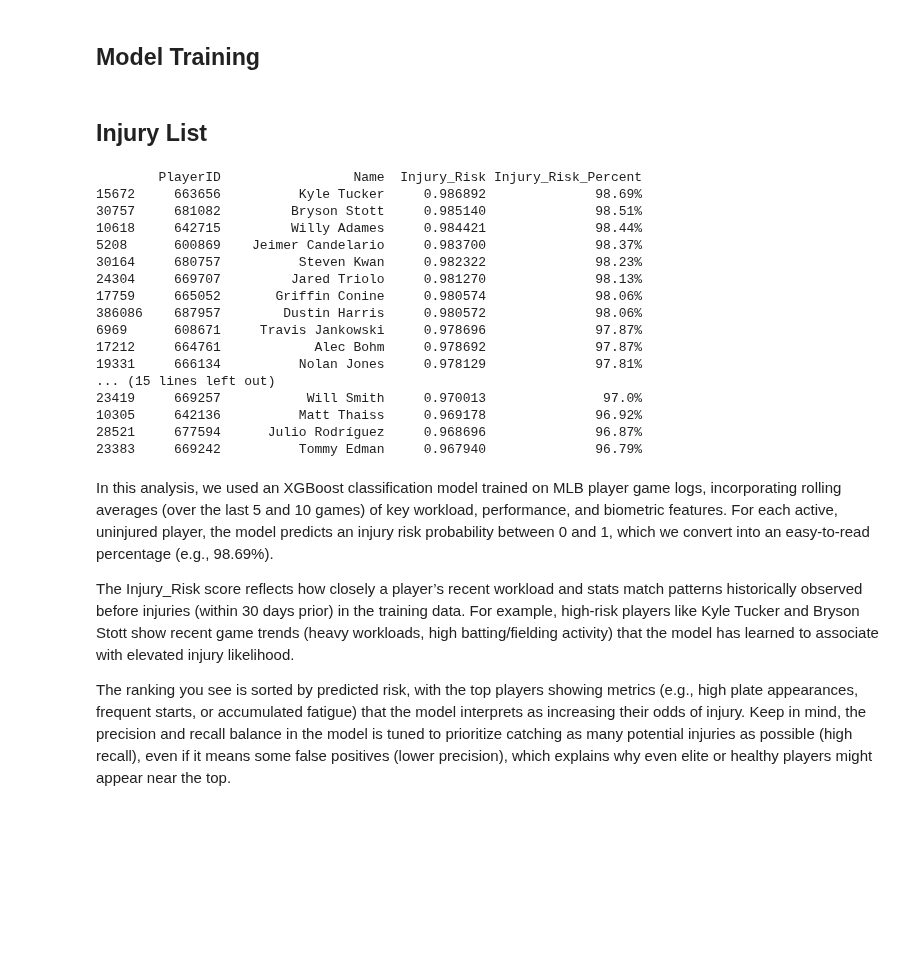
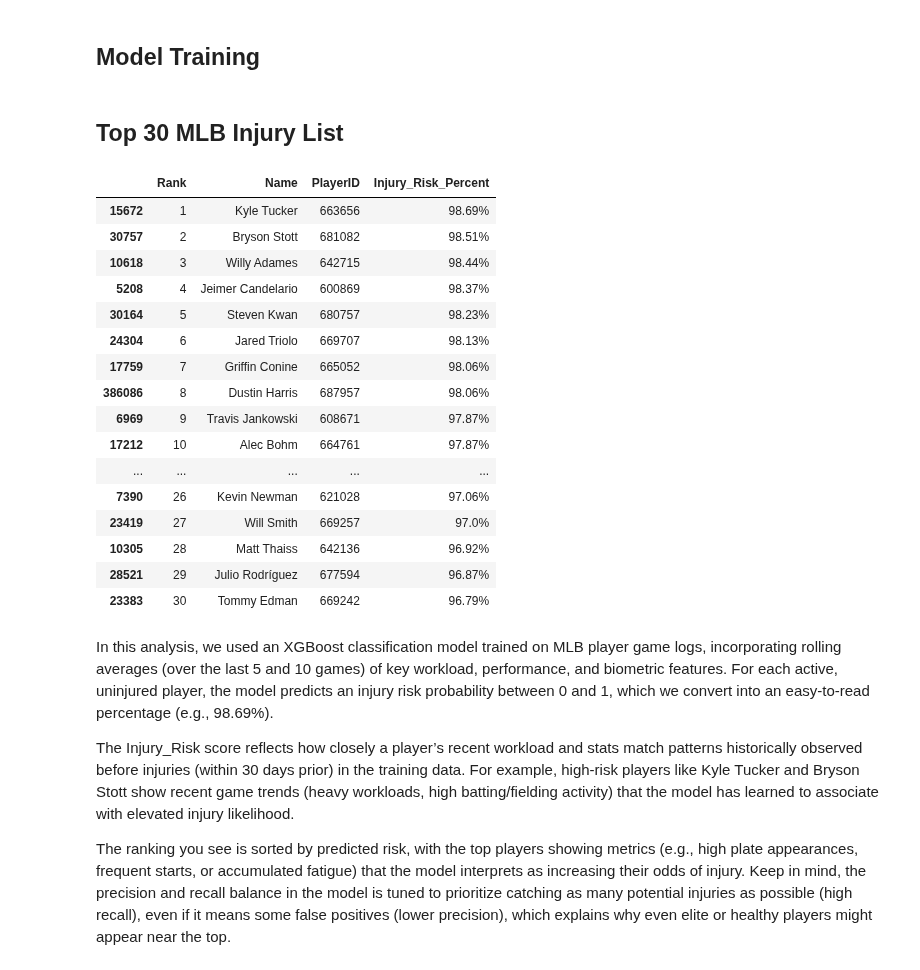
Before and after one commit to laniel123/MLB_Injury_Report, a Jupyter notebook: mlb/notebooks/Risk Predictor.ipynb, the cells around one changed output. Cells and saved outputs as stored; diff of their text form; code cells hidden in the pictures; blank space fills up the shorter version.

```diff
--- a/mlb/notebooks/Risk Predictor.ipynb
+++ b/mlb/notebooks/Risk Predictor.ipynb
@@ -254,30 +254,34 @@ ranked_risk = (
 )
 # Add a formatted percentage column
 ranked_risk['Injury_Risk_Percent'] = (ranked_risk['Injury_Risk'] * 100).round(2).astype(str) + '%'
+
+# Add a rank column
+ranked_risk['Rank'] = ranked_risk['Injury_Risk'].rank(method='first', ascending=False).astype(int)
+ranked_risk = ranked_risk[['Rank', 'Name', 'PlayerID', 'Injury_Risk_Percent']]
 # %% [markdown]
-## Injury List
+## Top 30 MLB Injury List
 # %%
 # Top 30 current mlb players with highest injury risk
 
-print(ranked_risk.head(30))
+ranked_risk.head(30)
 # %% [output]
-        PlayerID                 Name  Injury_Risk Injury_Risk_Percent
-15672     663656          Kyle Tucker     0.986892              98.69%
-30757     681082         Bryson Stott     0.985140              98.51%
-10618     642715         Willy Adames     0.984421              98.44%
-5208      600869    Jeimer Candelario     0.983700              98.37%
-30164     680757          Steven Kwan     0.982322              98.23%
-24304     669707         Jared Triolo     0.981270              98.13%
-17759     665052       Griffin Conine     0.980574              98.06%
-386086    687957        Dustin Harris     0.980572              98.06%
-6969      608671     Travis Jankowski     0.978696              97.87%
-17212     664761            Alec Bohm     0.978692              97.87%
-19331     666134          Nolan Jones     0.978129              97.81%
-... (15 lines left out)
-23419     669257           Will Smith     0.970013               97.0%
-10305     642136          Matt Thaiss     0.969178              96.92%
-28521     677594      Julio Rodríguez     0.968696              96.87%
-23383     669242          Tommy Edman     0.967940              96.79%
+|  | Rank | Name | PlayerID | Injury_Risk_Percent |
+| 15672 | 1 | Kyle Tucker | 663656 | 98.69% |
+| 30757 | 2 | Bryson Stott | 681082 | 98.51% |
+| 10618 | 3 | Willy Adames | 642715 | 98.44% |
+| 5208 | 4 | Jeimer Candelario | 600869 | 98.37% |
+| 30164 | 5 | Steven Kwan | 680757 | 98.23% |
+| 24304 | 6 | Jared Triolo | 669707 | 98.13% |
+| 17759 | 7 | Griffin Conine | 665052 | 98.06% |
+| 386086 | 8 | Dustin Harris | 687957 | 98.06% |
+| 6969 | 9 | Travis Jankowski | 608671 | 97.87% |
+| 17212 | 10 | Alec Bohm | 664761 | 97.87% |
+| ... | ... | ... | ... | ... |
+| 7390 | 26 | Kevin Newman | 621028 | 97.06% |
+| 23419 | 27 | Will Smith | 669257 | 97.0% |
+| 10305 | 28 | Matt Thaiss | 642136 | 96.92% |
+| 28521 | 29 | Julio Rodríguez | 677594 | 96.87% |
+| 23383 | 30 | Tommy Edman | 669242 | 96.79% |
 # %% [markdown]
 In this analysis, we used an XGBoost classification model trained on MLB player game logs, incorporating rolling averages (over the last 5 and 10 games) of key workload, performance, and biometric features. For each active, uninjured player, the model predicts an injury risk probability between 0 and 1, which we convert into an easy-to-read percentage (e.g., 98.69%).
 
```
Also changed, not shown: parts of 3 cells of this notebook, 5 other files.
